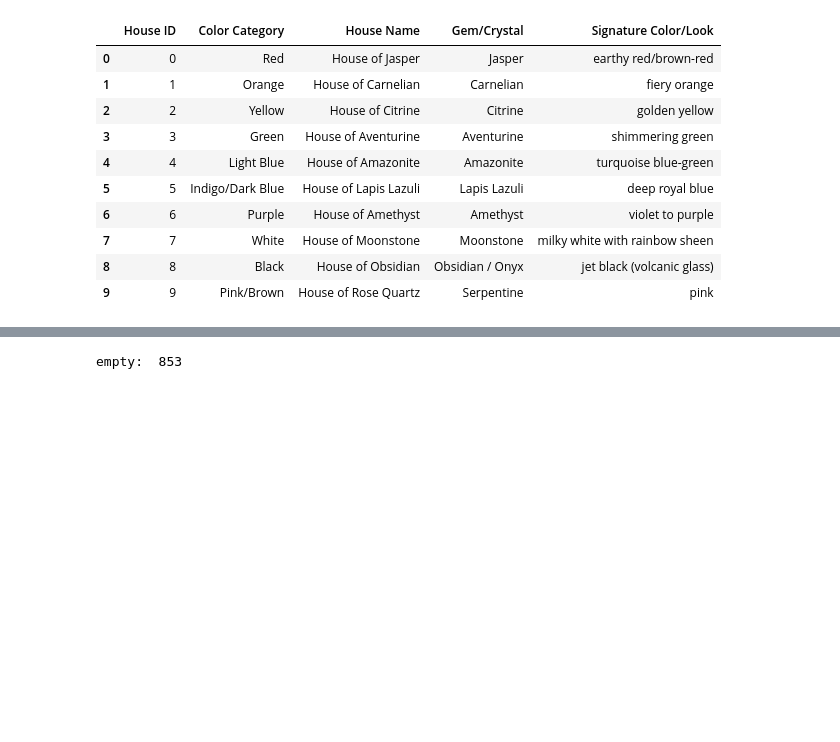
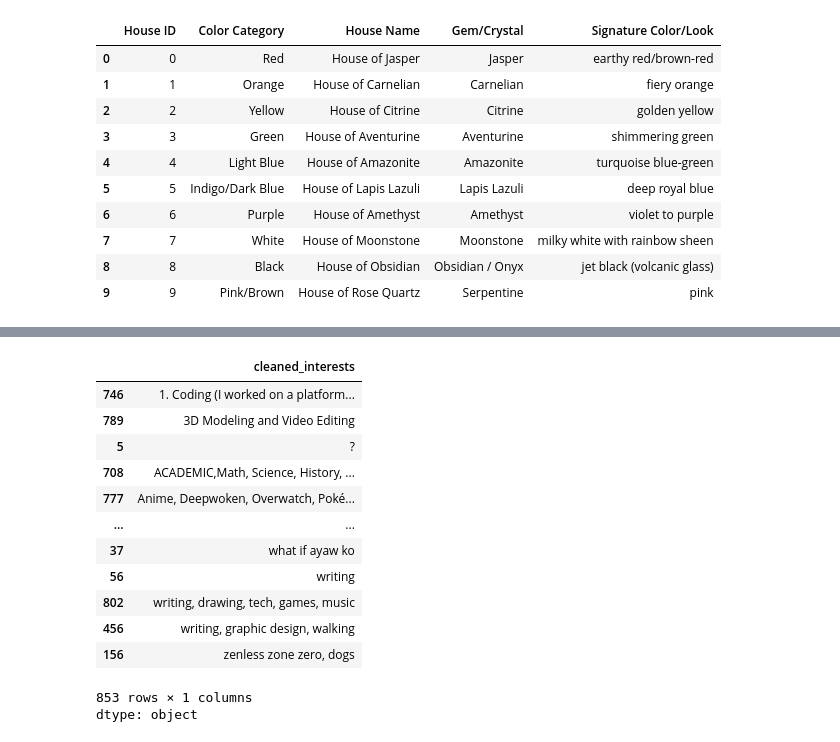
Before and after one commit to mbchavez27/members-house-clustering, a Jupyter notebook: main.ipynb, the cells around one changed output, grey strips where cells are left out. Saved outputs shown, nothing was run; the diff lists cells and outputs as text; code cells hidden in the pictures; blank space fills up the shorter version.

Commit message:
feat: cleaned the notebook

```diff
--- a/main.ipynb
+++ b/main.ipynb
@@ -100,17 +94,30 @@ specific
 # %%
 # Clean your "interests" column
 lscs["cleaned_interests"] = (
     lscs["interests"]
     .astype(str)
     .replace(r"[&/;\n|*+-]", ",", regex=True)  # added + and -
     .str.replace(r",+", ",", regex=True)        # collapse multiple commas
     .str.strip(", ")                            # strip leading/trailing commas/spaces
 )
 
 initial = lscs['cleaned_interests'].sort_values()
 initial.to_csv("initial_keywords.csv")
 get_nan = lscs[lscs['cleaned_interests'].str.contains('nan',case=False)]
-print("empty: ", initial.shape[0])
+initial
 # %% [output]
+|  | cleaned_interests |
+| 746 | 1. Coding (I worked on a platform... |
+| 789 | 3D Modeling and Video Editing |
+| 5 | ? |
+| 708 | ACADEMIC,Math, Science, History, ... |
+| 777 | Anime, Deepwoken, Overwatch, Poké... |
+| ... | ... |
+| 37 | what if ayaw ko |
+| 56 | writing |
+| 802 | writing, drawing, tech, games, music |
+| 456 | writing, graphic design, walking |
+| 156 | zenless zone zero, dogs |
-empty:  853
+853 rows × 1 columns
+dtype: object
 # %%
```
Also changed, not shown: parts of 10 cells of this notebook.
